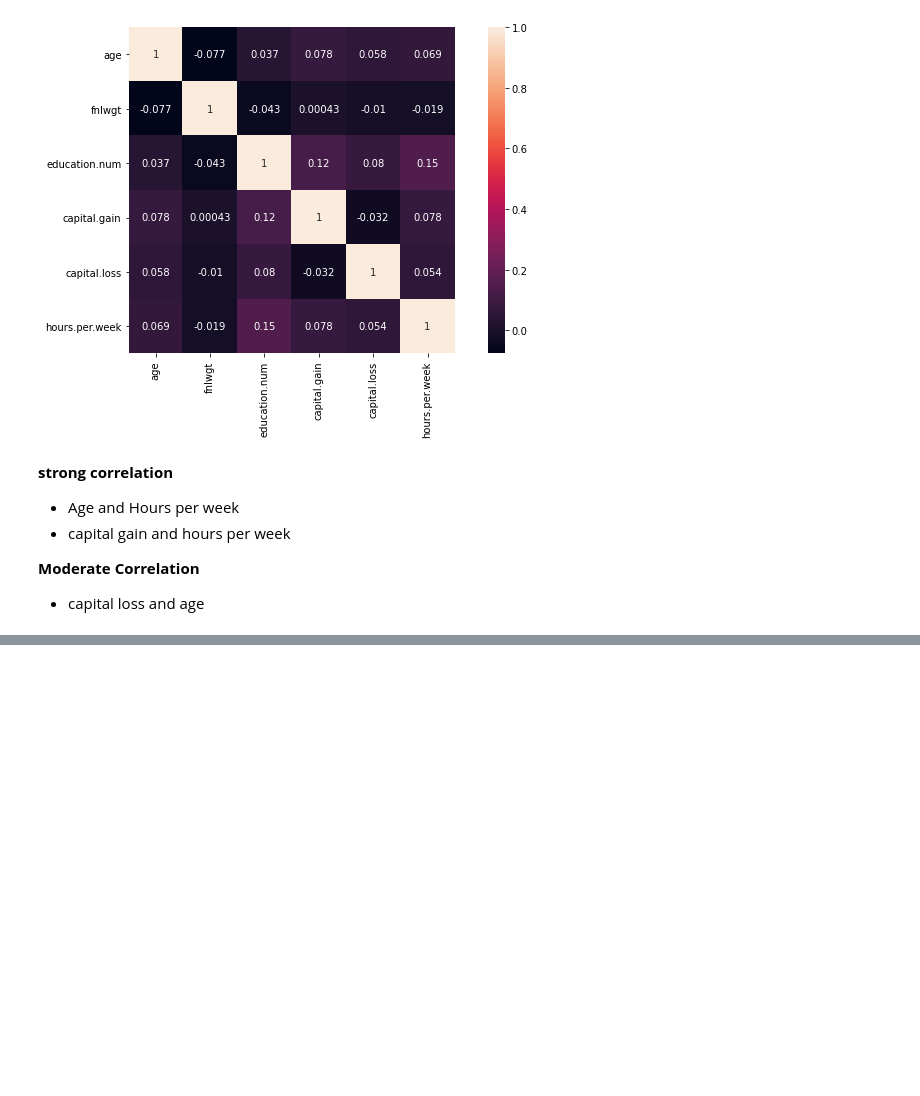
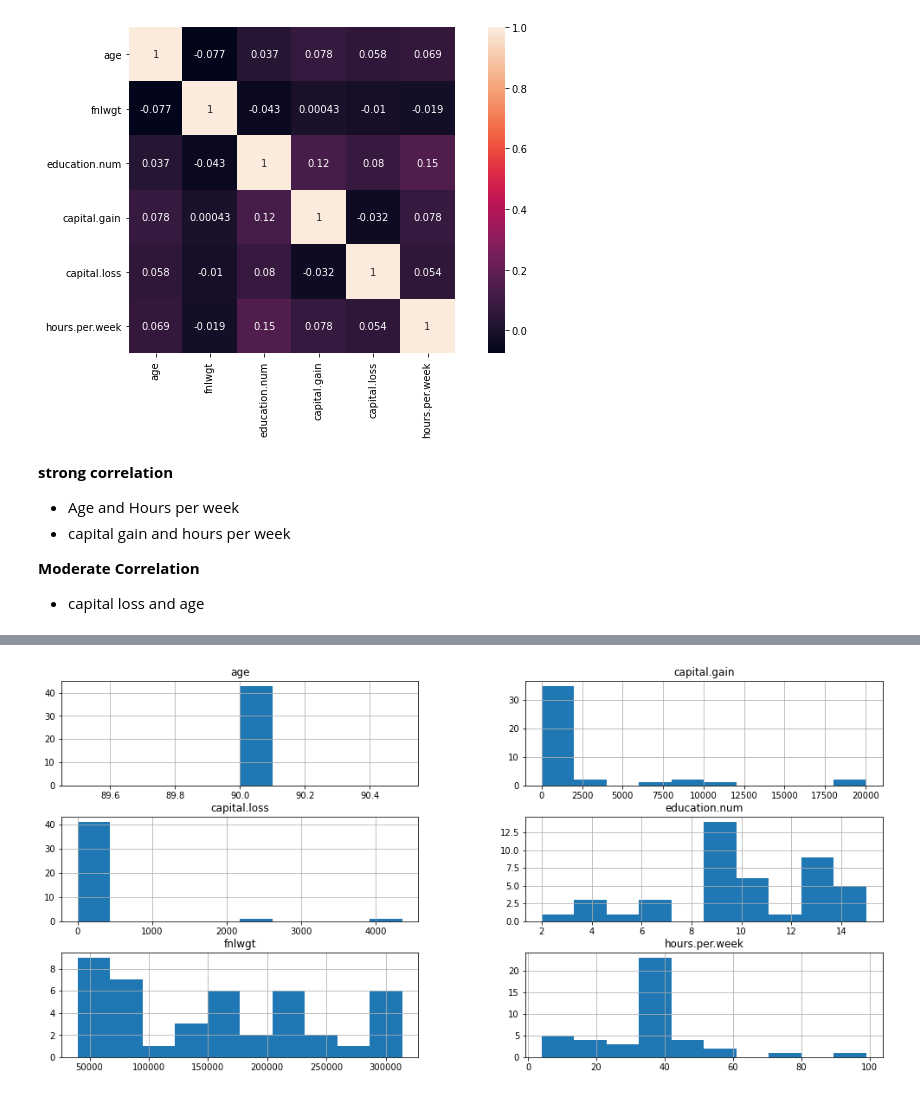
Before and after one commit to phillakh/6000CEM-Machine-Learning-and-Related-Applications, a Jupyter notebook: Notebook.ipynb, the cells around one changed output, grey strips where cells are left out. Cells and saved outputs as stored; diff of their text form; code cells hidden in the pictures; blank space fills up the shorter version.

```diff
--- a/Notebook.ipynb
+++ b/Notebook.ipynb
@@ -419,0 +438,4 @@ sns.heatmap(df[list(num_col.index)].corr(),annot = True,square = True);
+# %%
+df[df['age'] == 90].hist(figsize = (17,8));
+# %% [output]
+[figure, added]
```
Also changed, not shown: parts of 5 cells of this notebook.
